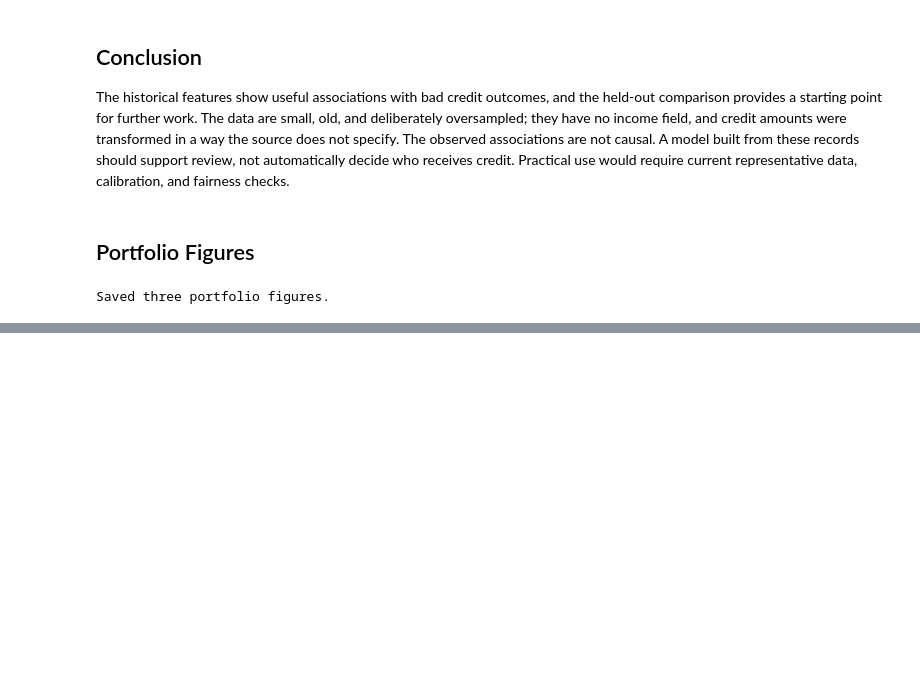
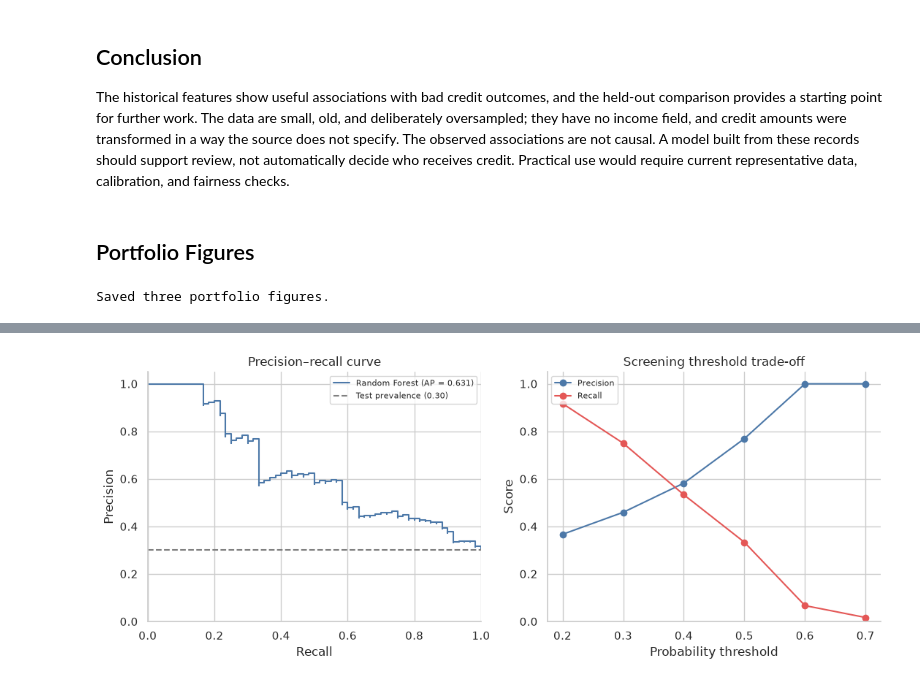
Before and after one commit to abosameh522/credit-risk-analysis, a Jupyter notebook: notebooks/credit_risk_analysis.ipynb, the cells around one changed output, grey strips where cells are left out. Cells and saved outputs as stored; diff of their text form; code cells hidden in the pictures; blank space fills up the shorter version.

Commit message:
feat: add credit screening threshold analysis

```diff
--- a/notebooks/credit_risk_analysis.ipynb
+++ b/notebooks/credit_risk_analysis.ipynb
@@ -445,0 +502,19 @@ Saved three portfolio figures.
+# %%
+pr_precision, pr_recall, _ = precision_recall_curve(y_test, screening_probability)
+fig, axes = plt.subplots(1, 2, figsize=(11, 4.5))
+axes[0].step(pr_recall, pr_precision, where="post", color="#4C78A8",
+             label=f"Random Forest (AP = {average_precision:.3f})")
+axes[0].axhline(y_test.mean(), color="gray", linestyle="--", label="Test prevalence (0.30)")
+axes[0].set(title="Precision–recall curve", xlabel="Recall", ylabel="Precision", xlim=(0, 1), ylim=(0, 1.05))
+axes[0].legend(fontsize=8)
+axes[1].plot(threshold_results.threshold, threshold_results.precision,
+             marker="o", label="Precision", color="#4C78A8")
+axes[1].plot(threshold_results.threshold, threshold_results.recall,
+             marker="o", label="Recall", color="#E45756")
+axes[1].set(title="Screening threshold trade-off", xlabel="Probability threshold", ylabel="Score", ylim=(0, 1.05))
+axes[1].legend(fontsize=8)
+fig.tight_layout()
+fig.savefig(images_dir / "threshold_analysis.png", dpi=170)
+plt.show()
+# %% [output]
+[figure, added]
```
Also changed, not shown: parts of 2 cells of this notebook, 4 other files.
